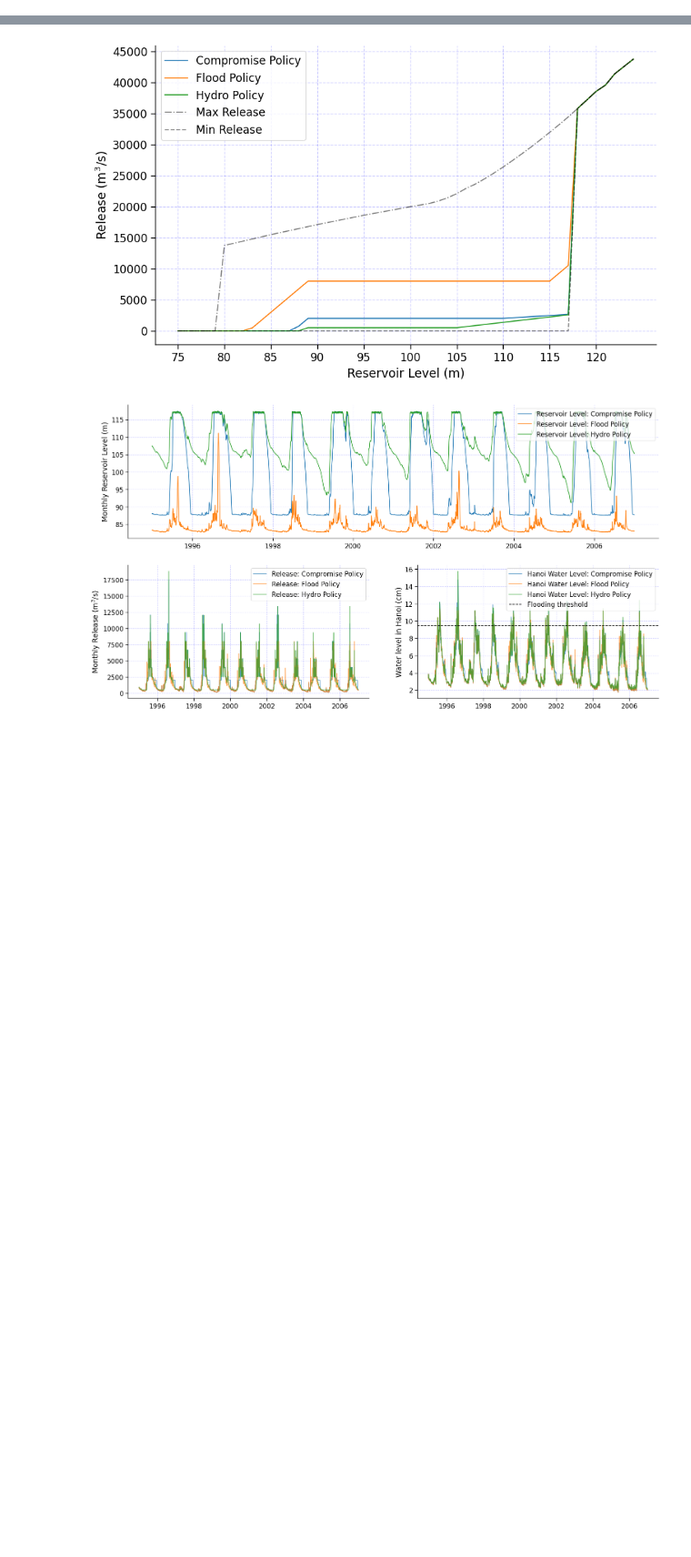
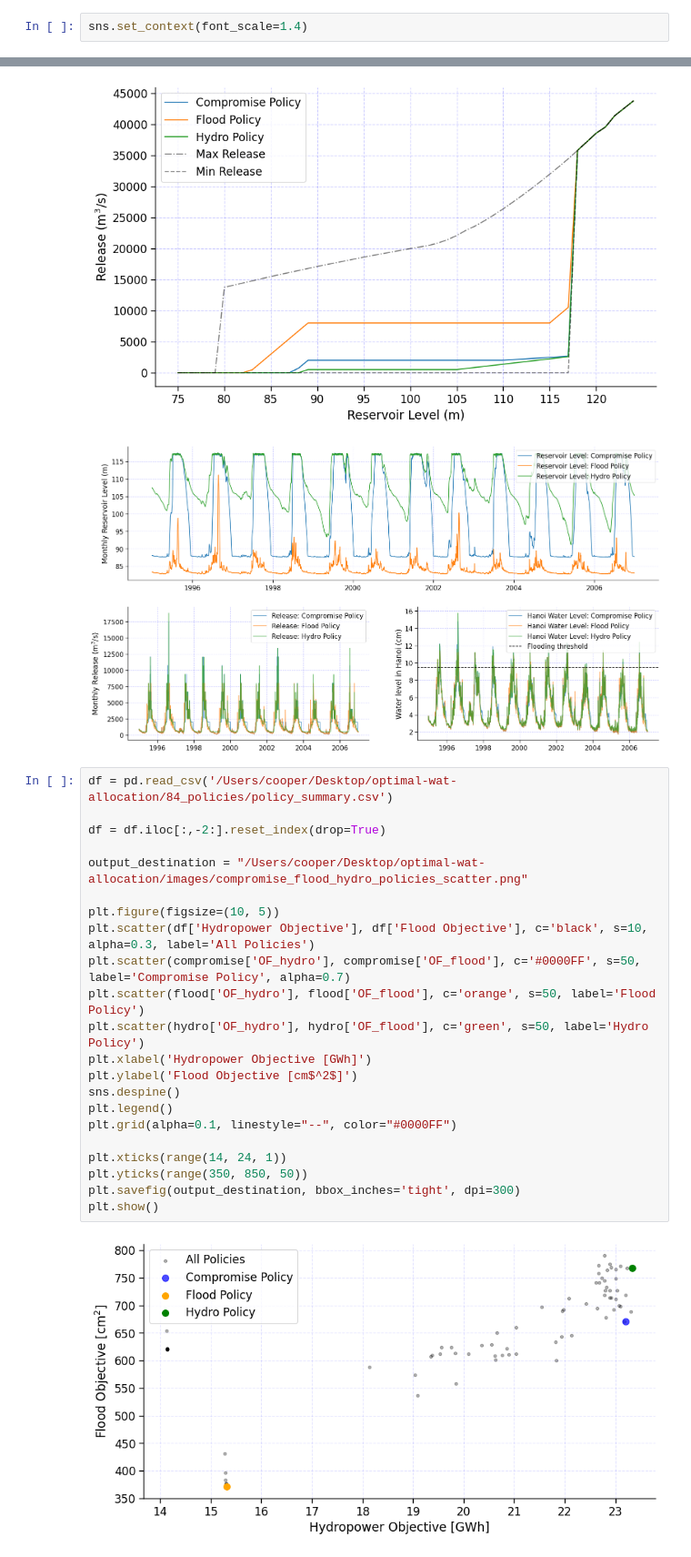
Before and after one commit to CooperBigFoot/optimal-wat-allocation, a Jupyter notebook: code/eda.ipynb, the cells around one changed output, grey strips where cells are left out. Shown at 91% size. Saved outputs shown, nothing was run; the diff lists cells and outputs as text; blank space fills up the shorter version.

Commit message:
add scatterplot of two objective functions

```diff
--- a/code/eda.ipynb
+++ b/code/eda.ipynb
@@ -24,4 +25,6 @@ import warnings
 warnings.filterwarnings("ignore")
+# %%
+sns.set_context(font_scale=1.4)
 # %% [markdown]
 # Current performance quantification
 ## Setting up the model
@@ -207,3 +213,27 @@ plot_policy_ts(
 # %% [output]
 [figure]
 [figure]
+# %%
+df = pd.read_csv('/Users/cooper/Desktop/optimal-wat-allocation/84_policies/policy_summary.csv')
+
+df = df.iloc[:,-2:].reset_index(drop=True)
+
+output_destination = "/Users/cooper/Desktop/optimal-wat-allocation/images/compromise_flood_hydro_policies_scatter.png"
+
+plt.figure(figsize=(10, 5))
+plt.scatter(df['Hydropower Objective'], df['Flood Objective'], c='black', s=10, alpha=0.3, label='All Policies')
+plt.scatter(compromise['OF_hydro'], compromise['OF_flood'], c='#0000FF', s=50, label='Compromise Policy', alpha=0.7)
+plt.scatter(flood['OF_hydro'], flood['OF_flood'], c='orange', s=50, label='Flood Policy')
+plt.scatter(hydro['OF_hydro'], hydro['OF_flood'], c='green', s=50, label='Hydro Policy')
+plt.xlabel('Hydropower Objective [GWh]')
+plt.ylabel('Flood Objective [cm$^2$]')
+sns.despine()
+plt.legend()
+plt.grid(alpha=0.1, linestyle="--", color="#0000FF")
+
+plt.xticks(range(14, 24, 1))
+plt.yticks(range(350, 850, 50))
+plt.savefig(output_destination, bbox_inches='tight', dpi=300)
+plt.show()
+# %% [output]
+[figure, added]
```
Also changed, not shown: parts of 4 cells of this notebook, 1 other file.
